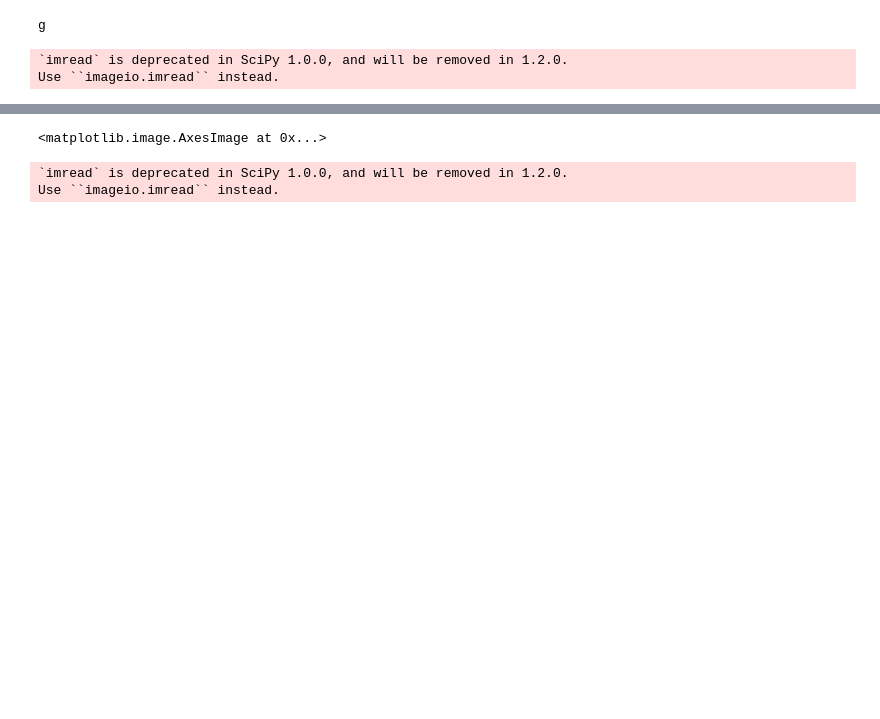
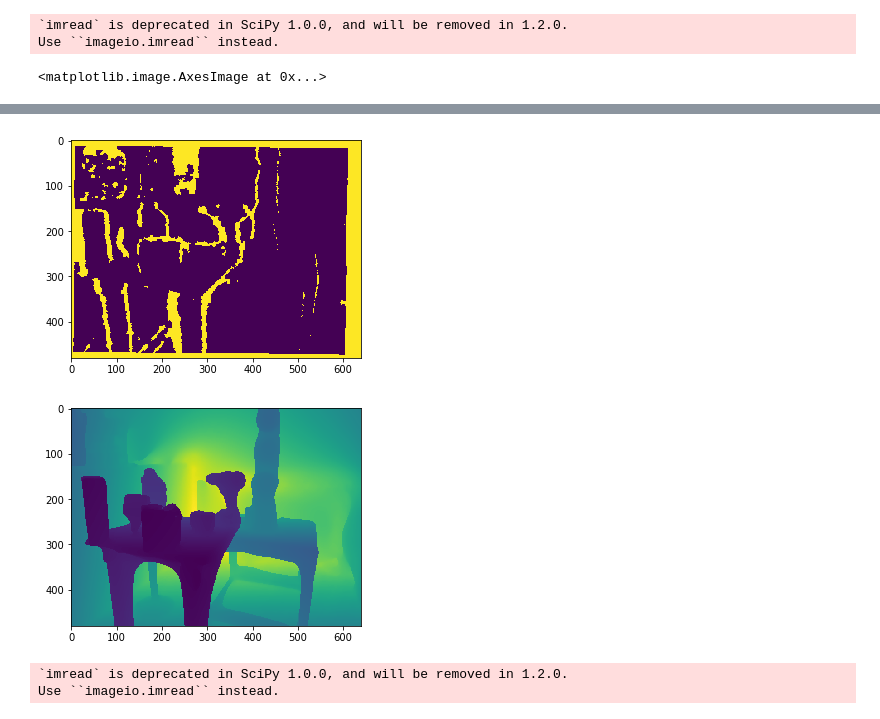
Before and after one commit to RobotLocomotion/spartan, a Jupyter notebook: src/DepthSim/python/notebooks/pixel-wise-cnnRes.ipynb, the cells around one changed output, grey strips where cells are left out. Drawn from its saved outputs; the diff is of its cells as text; code cells hidden in the pictures; blank space fills up the shorter version.

```diff
--- a/src/DepthSim/python/notebooks/pixel-wise-cnnRes.ipynb
+++ b/src/DepthSim/python/notebooks/pixel-wise-cnnRes.ipynb
@@ -98,3 +99,31 @@ def bounding_box(img,size = 100):
     if x_min< 0 or x_min+size > h or y_min<0 or y_min+size>w:
         return None
     return out
+
+def crop(x,x1 = 100,x2 = 500,y1 = 50, y2 = 450):
+    x = x[y1:y2,x1:x2]
+    return x
+def flip_vert(x,y):
+    y= np.flip(y,axis=0)
+    x= np.flip(x,axis=0)
+    return x,y
+def flip_hor(x,y):
+    x= np.flip(x,axis=1)
+    y= np.flip(y,axis=1)
+    return x,y
+def rotate(x,y):
+    degrees = np.random.randint(360)
+    centerx = tuple(np.array(x.shape[1::-1]) / 2)
+    centery = tuple(np.array(y.shape[1::-1]) / 2)
+    rotx = cv2.getRotationMatrix2D(centerx, degrees, 1.0)
+    roty = cv2.getRotationMatrix2D(centery, degrees, 1.0)
+    x = cv2.warpAffine(x, rotx, x.shape[1::-1], flags=cv2.INTER_LINEAR)
+    y = cv2.warpAffine(y, roty, y.shape[1::-1], flags=cv2.INTER_LINEAR)
+    return x,y
+def augment(x,y,func = [],bias_to_real = .5):
+    #x = crop(x)
+    #y = crop(y)
+    if np.random.rand()>bias_to_real:#bias to real images
+        function = np.random.choice(func)
+        x,y=function(x,y)
+    return x,y
@@ -106,2 +130,2 @@ samples[len(samples)/2]
 # %%
-samples = gen_samples("/media/drc/DATA/chris_labelfusion/RGBDCNN/",False)
+samples = gen_samples("/media/drc/DATA/chris_labelfusion/RGBDCNN/")
@@ -110,3 +132,5 @@ train = generate_data_custom_depth(samples)
+# %%
+train = generate_data_custom_depth(samples,func=[flip_hor,flip_vert,rotate],img_height=480,img_width=640)
 # %%
 def gen_samples(directory,shuffle = True):
     samples = []
@@ -260,11 +287,11 @@ gen  = generate_data_custom( func=normalize)
 # %%
-%matplotlib nbagg
+%matplotlib inline
 now = train.next()
 plt.figure()
-plt.imshow(np.reshape(now[1][0],(480,640)))
+plt.imshow(now[1][0][:,:,0])
 plt.figure()
-plt.imshow(np.reshape(now[0][0],(480,640)))
+plt.imshow(now[0][0][:,:,0])
 # %% [output]
-g
+`imread` is deprecated in SciPy 1.0.0, and will be removed in 1.2.0.
+Use ``imageio.imread`` instead.
-`imread` is deprecated in SciPy 1.0.0, and will be removed in 1.2.0.
-Use ``imageio.imread`` instead.
+<matplotlib.image.AxesImage at 0x...>
@@ -275,4 +298,5 @@ Use ``imageio.imread`` instead.
-<matplotlib.image.AxesImage at 0x...>
+[figure, added]
+[figure, added]
 # %%
 %matplotlib nbagg
 now = gen.next()
```
Also changed, not shown: parts of 24 cells of this notebook, 4 other files.
